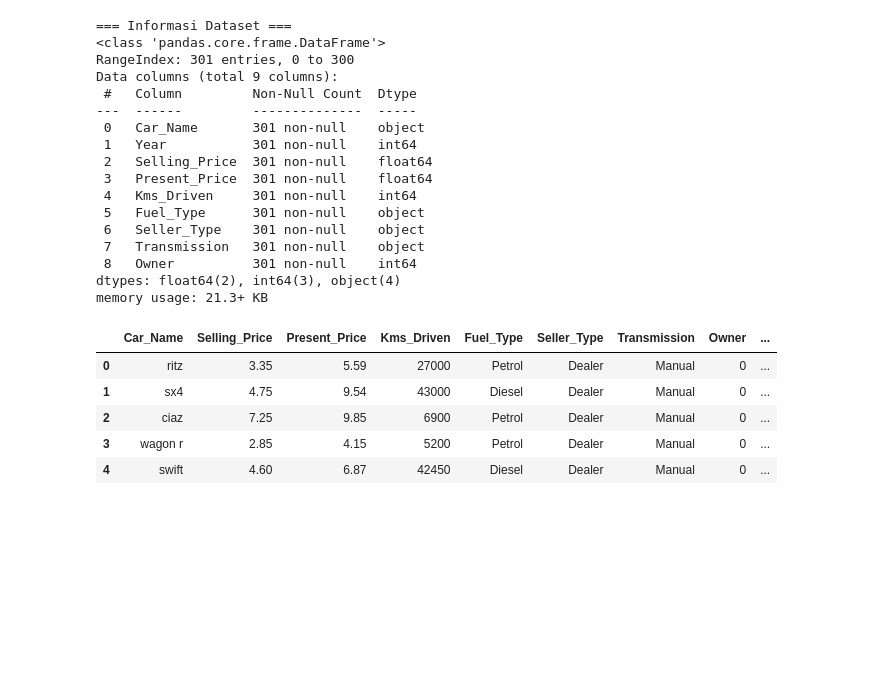
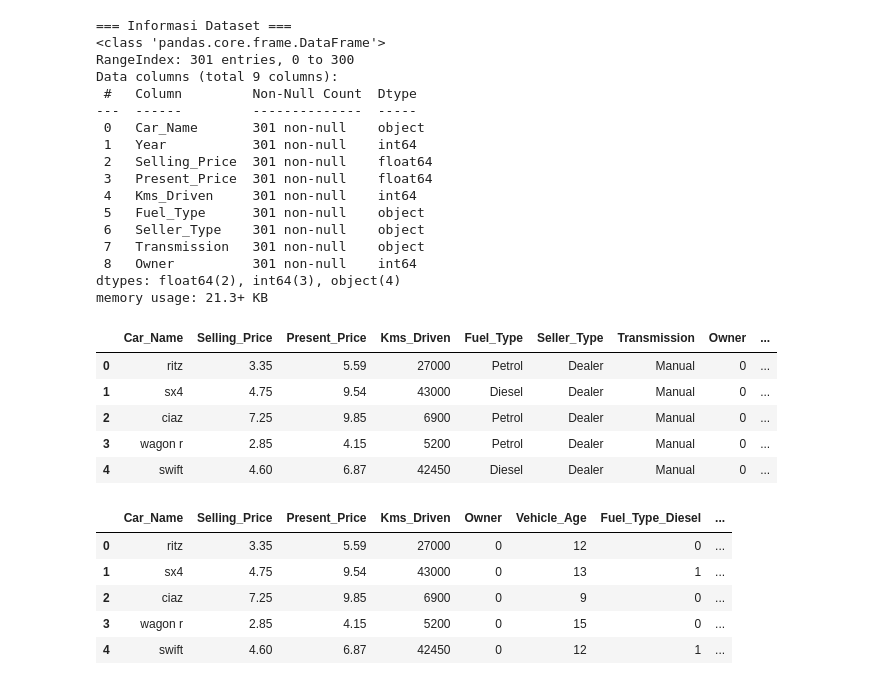
Before and after one commit to egiyudasebayang-collab/ML-Linear-Regression-car-price-prediction-, a Jupyter notebook: notebooks/ML_car_price_pred.ipynb, the cells around one changed output. Saved outputs shown, nothing was run; the diff lists cells and outputs as text; code cells hidden in the pictures; blank space fills up the shorter version.

```diff
--- a/notebooks/ML_car_price_pred.ipynb
+++ b/notebooks/ML_car_price_pred.ipynb
@@ -57,3 +57,16 @@ df.head()
 | 2 | ciaz | 7.25 | 9.85 | 6900 | Petrol | Dealer | Manual | 0 | ... |
 | 3 | wagon r | 2.85 | 4.15 | 5200 | Petrol | Dealer | Manual | 0 | ... |
 | 4 | swift | 4.60 | 6.87 | 42450 | Diesel | Dealer | Manual | 0 | ... |
+# %%
+# encoding
+# drop_first=True , untuk menghindari dummy variabel
+df = pd.get_dummies(df, columns=["Fuel_Type", "Seller_Type", "Transmission"], drop_first=True, dtype=int)
+
+display(df.head())
+# %% [output]
+|  | Car_Name | Selling_Price | Present_Price | Kms_Driven | Owner | Vehicle_Age | Fuel_Type_Diesel | ... |
+| 0 | ritz | 3.35 | 5.59 | 27000 | 0 | 12 | 0 | ... |
+| 1 | sx4 | 4.75 | 9.54 | 43000 | 0 | 13 | 1 | ... |
+| 2 | ciaz | 7.25 | 9.85 | 6900 | 0 | 9 | 0 | ... |
+| 3 | wagon r | 2.85 | 4.15 | 5200 | 0 | 15 | 0 | ... |
+| 4 | swift | 4.60 | 6.87 | 42450 | 0 | 12 | 1 | ... |
```
Also changed, not shown: parts of 4 cells of this notebook.
